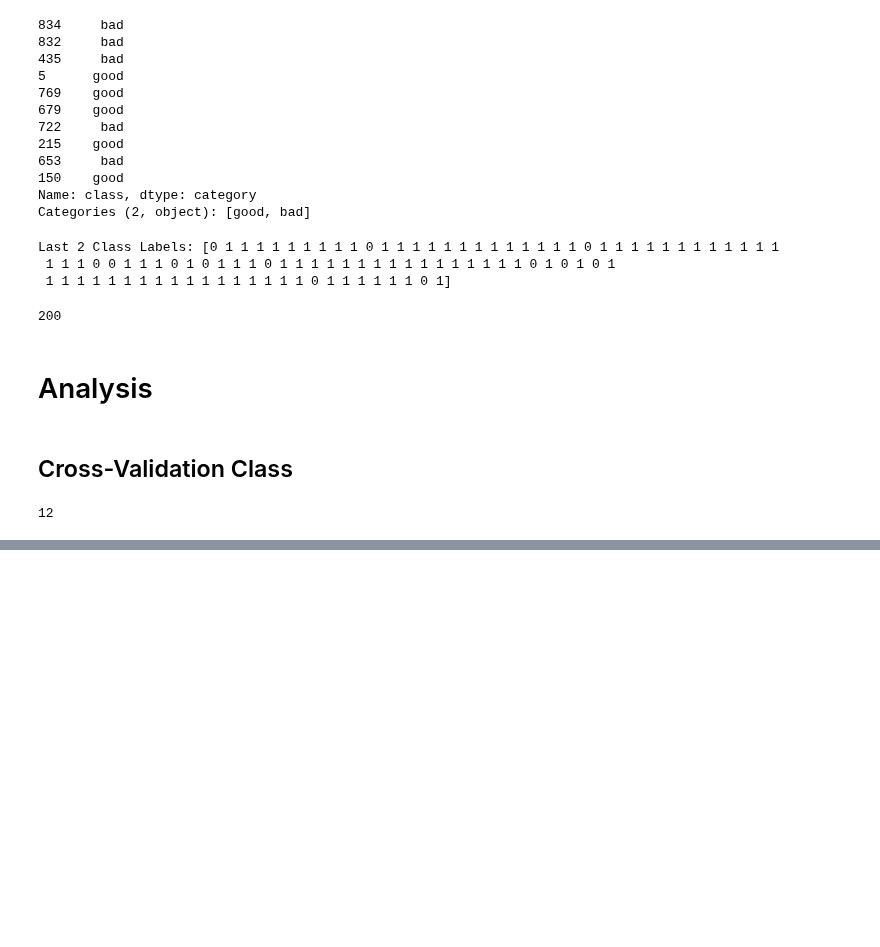
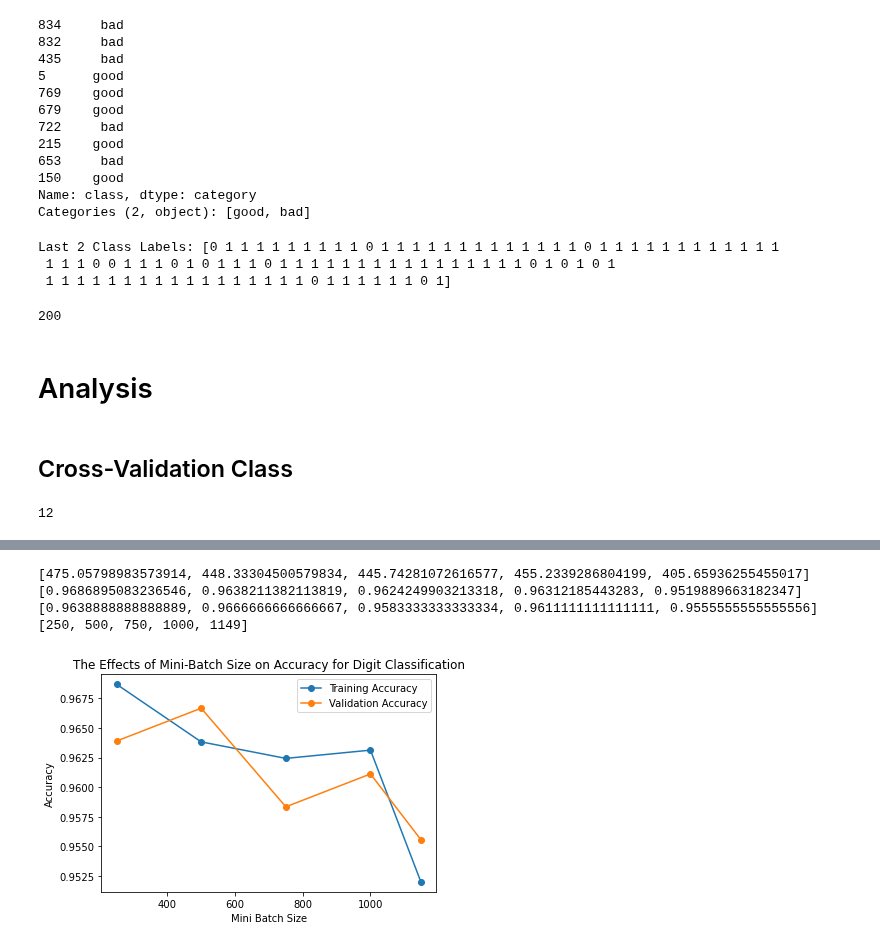
Before and after one commit to brendanmarks/project2, a Jupyter notebook: project2.ipynb, the cells around one changed output, grey strips where cells are left out. Cells and saved outputs as stored; diff of their text form; code cells hidden in the pictures; blank space fills up the shorter version.

```diff
--- a/project2.ipynb
+++ b/project2.ipynb
@@ -753,0 +1004,30 @@ KeyboardInterrupt:
+# %%
+minib_sizes = [250, 500, 750, 1000, 1149]
+
+print (train_times1)
+print (accuracies1)
+print (predictions1)
+print (minib_sizes)
+
+x =  accuracies1
+x3 = predictions1
+
+
+fig,ax=plt.subplots()
+ax.set_title('The Effects of Mini-Batch Size on Accuracy for Digit Classification')
+line1, = ax.plot(y, x, marker="o")
+ax.set_xlabel("Mini Batch Size")
+ax.set_ylabel("Accuracy")
+line2, = ax.plot(y, x3, marker="o")
+
+line1.set_label('Training Accuracy')
+line2.set_label('Validation Accuracy')
+ax.legend()
+
+plt.show()
+# %% [output]
+[475.05798983573914, 448.33304500579834, 445.74281072616577, 455.2339286804199, 405.65936255455017]
+[0.9686895083236546, 0.9638211382113819, 0.9624249903213318, 0.96312185443283, 0.9519889663182347]
+[0.9638888888888889, 0.9666666666666667, 0.9583333333333334, 0.9611111111111111, 0.9555555555555556]
+[250, 500, 750, 1000, 1149]
+[figure, added]
```
Also changed, not shown: parts of 31 cells of this notebook.
